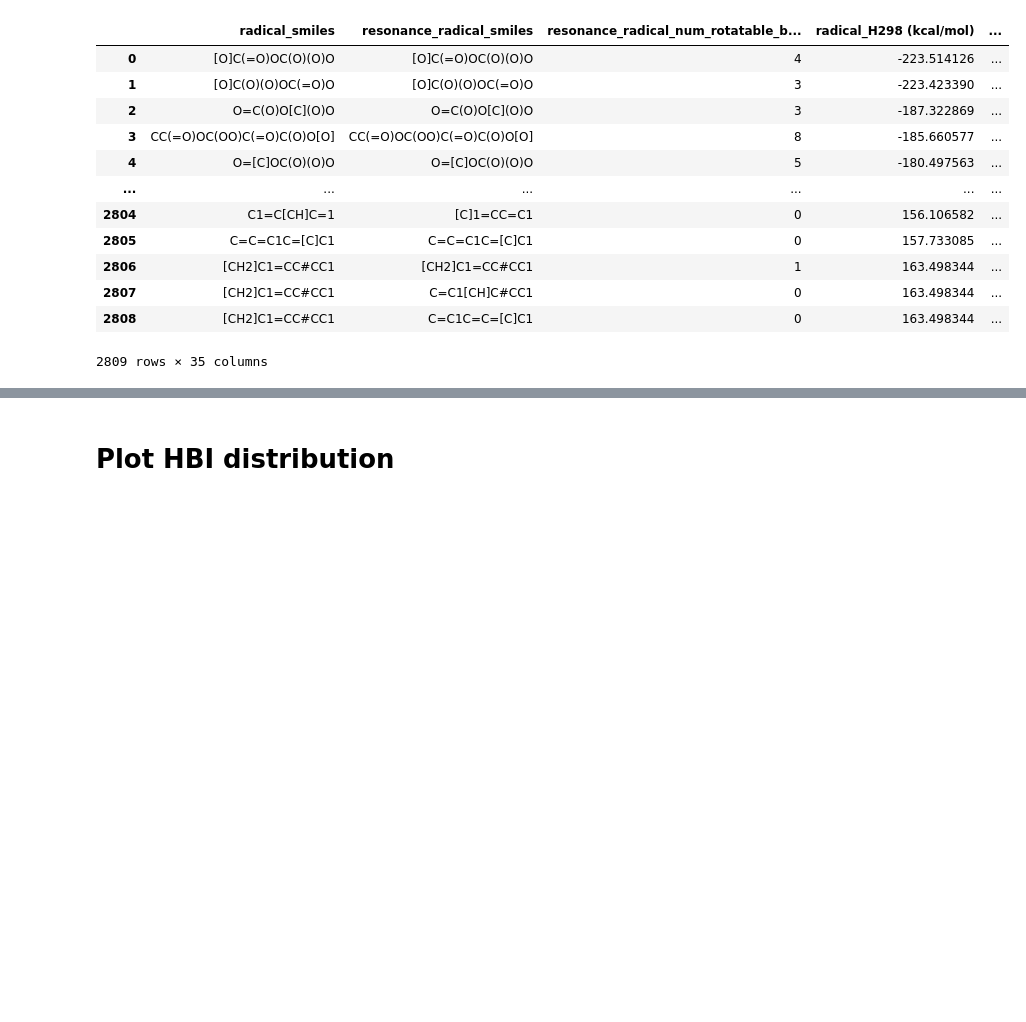
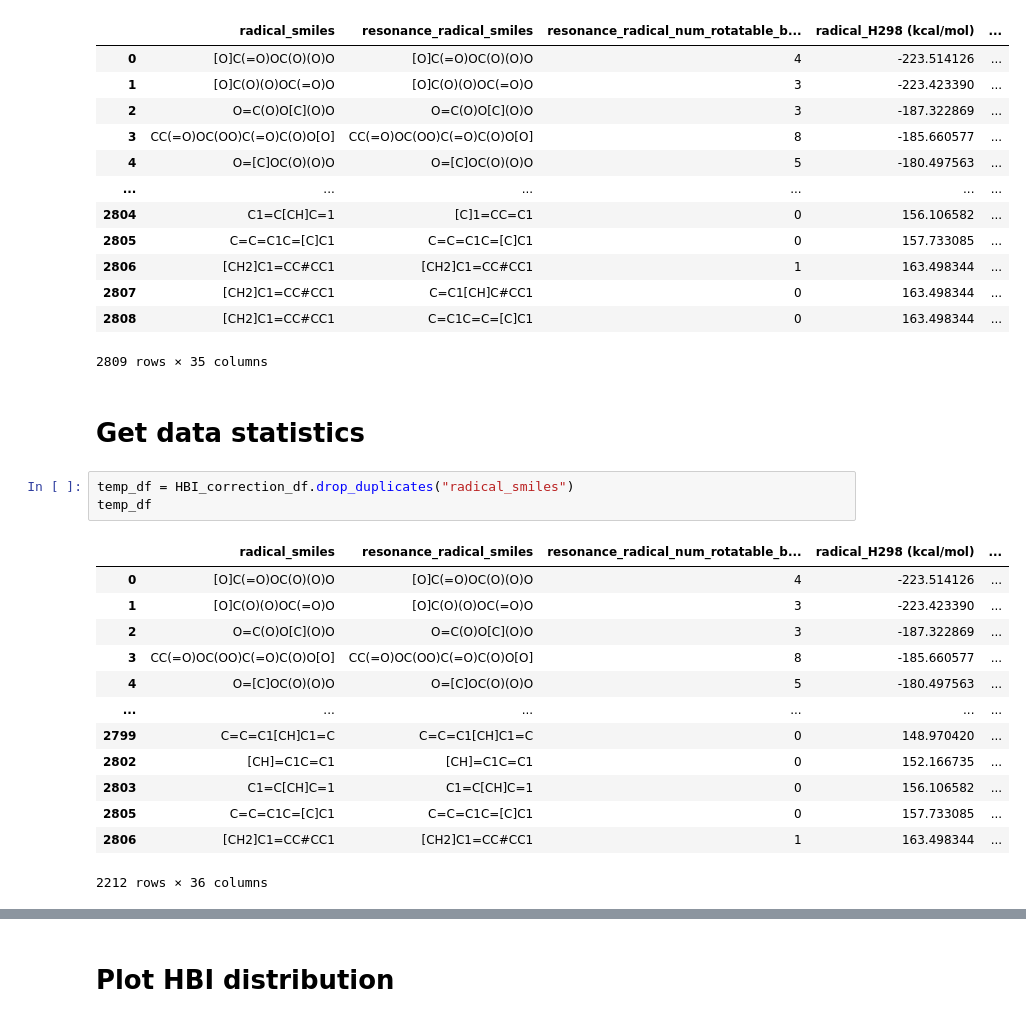
Before and after one commit to hwpang/RadicalTree, a Jupyter notebook: notebooks/5.3_plot_hbi_data.ipynb, the cells around one changed output, grey strips where cells are left out. Cells and saved outputs as stored; diff of their text form; blank space fills up the shorter version.

```diff
--- a/notebooks/5.3_plot_hbi_data.ipynb
+++ b/notebooks/5.3_plot_hbi_data.ipynb
@@ -44,3 +44,22 @@ HBI_correction_df
 | 2807 | [CH2]C1=CC#CC1 | C=C1[CH]C#CC1 | 0 | 163.498344 | ... |
 | 2808 | [CH2]C1=CC#CC1 | C=C1C=C=[C]C1 | 0 | 163.498344 | ... |
 2809 rows × 35 columns
+# %% [markdown]
+# Get data statistics
+# %%
+temp_df = HBI_correction_df.drop_duplicates("radical_smiles")
+temp_df
+# %% [output]
+|  | radical_smiles | resonance_radical_smiles | resonance_radical_num_rotatable_b... | radical_H298 (kcal/mol) | ... |
+| 0 | [O]C(=O)OC(O)(O)O | [O]C(=O)OC(O)(O)O | 4 | -223.514126 | ... |
+| 1 | [O]C(O)(O)OC(=O)O | [O]C(O)(O)OC(=O)O | 3 | -223.423390 | ... |
+| 2 | O=C(O)O[C](O)O | O=C(O)O[C](O)O | 3 | -187.322869 | ... |
+| 3 | CC(=O)OC(OO)C(=O)C(O)O[O] | CC(=O)OC(OO)C(=O)C(O)O[O] | 8 | -185.660577 | ... |
+| 4 | O=[C]OC(O)(O)O | O=[C]OC(O)(O)O | 5 | -180.497563 | ... |
+| ... | ... | ... | ... | ... | ... |
+| 2799 | C=C=C1[CH]C1=C | C=C=C1[CH]C1=C | 0 | 148.970420 | ... |
+| 2802 | [CH]=C1C=C1 | [CH]=C1C=C1 | 0 | 152.166735 | ... |
+| 2803 | C1=C[CH]C=1 | C1=C[CH]C=1 | 0 | 156.106582 | ... |
+| 2805 | C=C=C1C=[C]C1 | C=C=C1C=[C]C1 | 0 | 157.733085 | ... |
+| 2806 | [CH2]C1=CC#CC1 | [CH2]C1=CC#CC1 | 1 | 163.498344 | ... |
+2212 rows × 36 columns
```
Also changed, not shown: parts of 4 cells of this notebook, 2 other files.
